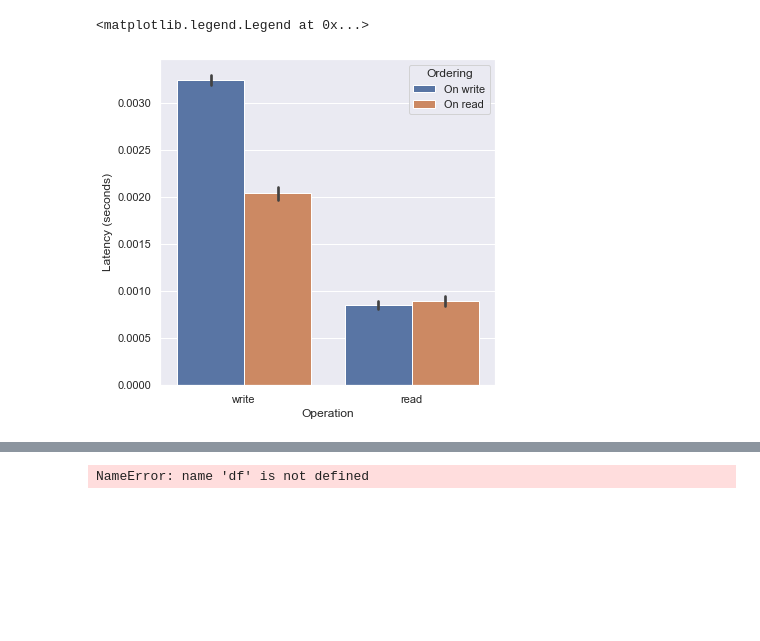
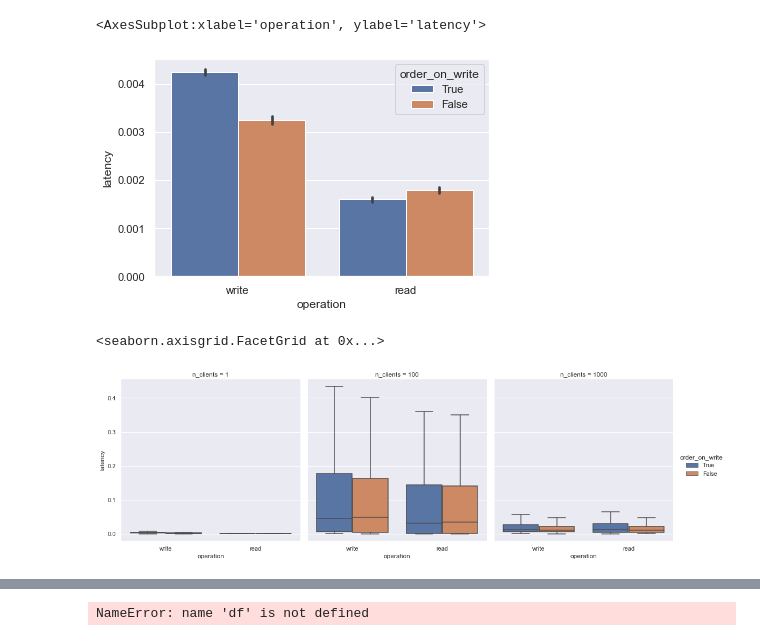
Before and after one commit to tomwassing/mango-db, a Jupyter notebook: experiments/data_das_exp_3.ipynb, the cells around one changed output, grey strips where cells are left out. Cells and saved outputs as stored; diff of their text form; code cells hidden in the pictures; blank space fills up the shorter version.

```diff
--- a/experiments/data_das_exp_3.ipynb
+++ b/experiments/data_das_exp_3.ipynb
@@ -7,11 +7 @@ import glob
 sns.set_theme()
-# %%
-data_df = pd.DataFrame(columns=["system_name", "run_id", "latency", "operation", "on_leader", "n_nodes", "n_clients", "order_on_write"])
-
-for f in glob.glob("results/experiment3_False_20211215003203*"):
-    temp_df = pd.read_csv(f)
-    data_df = data_df.append(temp_df, ignore_index=True)
-
-for f in glob.glob("results/experiment3_True_20211215011555*"):
-    temp_df = pd.read_csv(f)
-    data_df = data_df.append(temp_df, ignore_index=True)
@@ -29,2 +8,21 @@ display(data_df.head())
+# %%
+columns =["system_name", "run_id", "latency", "operation", "on_leader", "n_nodes", "n_clients", "order_on_write"]
+data_df = pd.DataFrame(columns=columns)
+
+for f in glob.glob("results/experiment3_*"):
+    with open(f, "r") as f:
+        raw_data = f.readlines()[1]
+        lines = raw_data.replace("\",\"", "\n").replace("[","").replace("]", "").replace(" ", "").replace("'", "")[1:-2].split("\n")
+        lines = [line.split(",") for line in lines]
+
+        lines = [line for line in lines if line[2] != "None"]
+
+        temp_df = pd.DataFrame(lines, columns=columns)
+        temp_df['latency'] = temp_df['latency'].astype(np.float64)
+        temp_df['n_nodes'] = temp_df['n_nodes'].astype(int)
+        temp_df['n_clients'] = temp_df['n_clients'].astype(int)
+        temp_df['on_leader'] = temp_df['on_leader'] == "True"
+        temp_df['order_on_write'] = temp_df['order_on_write'] == "True"
+        data_df = data_df.append(temp_df, ignore_index=True)
 # %%
 agg_df = data_df.groupby(['operation', 'run_id', 'n_nodes', 'order_on_write']).latency.mean().reset_index()
@@ -32,13 +30,17 @@ agg_df["latency_factor"] = agg_df["latency"] / agg_df["n_nodes"]
 # %%
-plt.figure(figsize=(6, 6))
-ax = sns.barplot(x="operation", y="latency", hue="order_on_write", hue_order=[True, False], data=data_df)
-ax.set(xlabel='Operation', ylabel='Latency (seconds)')
+sns.barplot(x="operation", y="latency", hue="order_on_write", hue_order=[True, False], data=data_df)
+# ax.set(xlabel='Operation', ylabel='Latency (seconds)')
 
-leg_handles = ax.get_legend_handles_labels()[0]
-ax.legend(leg_handles, ['On write', 'On read'], title='Ordering')
+# leg_handles = ax.get_legend_handles_labels()[0]
+# ax.legend(leg_handles, ['On write', 'On read'], title='Ordering')
 # %% [output]
-<matplotlib.legend.Legend at 0x...>
+<AxesSubplot:xlabel='operation', ylabel='latency'>
-[figure, old version]
+[figure, new version]
+# %%
+sns.catplot(kind="box", x="operation", y="latency", hue="order_on_write", hue_order=[True, False], col="n_clients", data=data_df, showfliers=False)
+# %% [output]
+<seaborn.axisgrid.FacetGrid at 0x...>
+[figure, added]
 # %%
 # ax = None
 # for group, group_df in agg_df.groupby(['system_name', 'operation']):
```
Also changed, not shown: parts of 6 cells of this notebook, 8 other files.
